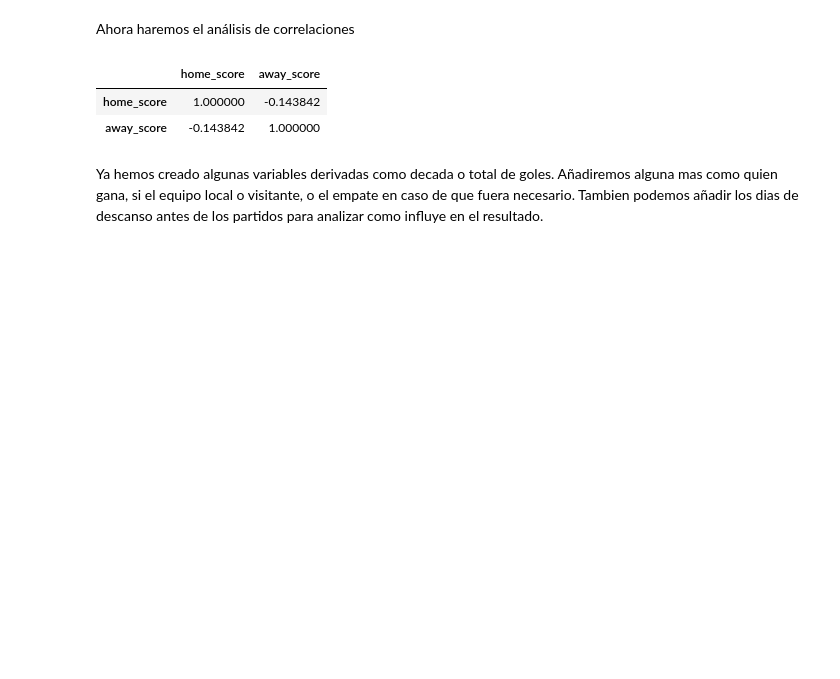
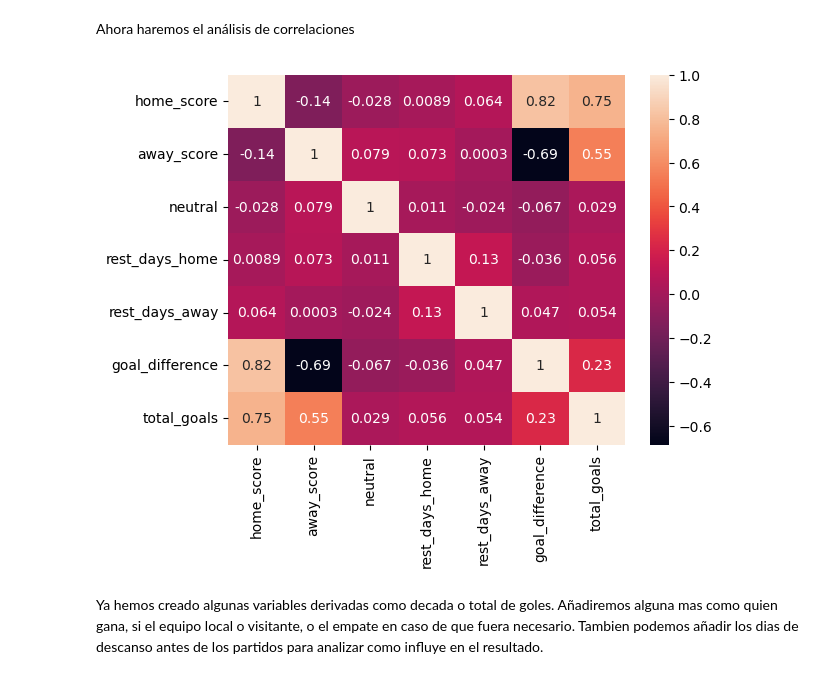
Before and after one commit to nestorojeda/MatematicasFeedback, a Jupyter notebook: code/notebook.ipynb, the cells around one changed output. Cells and saved outputs as stored; diff of their text form; code cells hidden in the pictures; blank space fills up the shorter version.

Commit message:
Show correlation matrix using seaborn

```diff
--- a/code/notebook.ipynb
+++ b/code/notebook.ipynb
@@ -37,6 +37,8 @@ results_df.head()
 | 2 | 1874-03-07 | Scotland | England | 2 | 1 | Friendly | Glasgow | Scotland | False |
 | 3 | 1875-03-06 | England | Scotland | 2 | 2 | Friendly | London | England | False |
 | 4 | 1876-03-04 | Scotland | England | 3 | 0 | Friendly | Glasgow | Scotland | False |
+# %%
+results_df['neutral'] = results_df['neutral'].astype(int)
 # %%
 # Obtenemos las columnas numericas y algunas metrícas básicas
 results_df.describe()
@@ -117,14 +119,13 @@ plt.show()
 # %% [markdown]
 Ahora haremos el análisis de correlaciones
 # %%
-#Obtenemos la matriz de correlación
+import seaborn as sns
+
 results_df_numeric = results_df.select_dtypes(include=['float64', 'int64'])
-correlation_matrix = results_df_numeric.corr()
-correlation_matrix
+sns.heatmap(results_df_numeric.corr(),annot=True)
+plt.show()
 # %% [output]
-|  | home_score | away_score |
-| home_score | 1.000000 | -0.143842 |
-| away_score | -0.143842 | 1.000000 |
+[figure, added]
 # %% [markdown]
 Ya hemos creado algunas variables derivadas como decada o total de goles. Añadiremos alguna mas como quien gana, si el equipo local o visitante, o el empate en caso de que fuera necesario. Tambien podemos añadir los dias de descanso antes de los partidos para analizar como influye en el resultado.
 # %%
```
